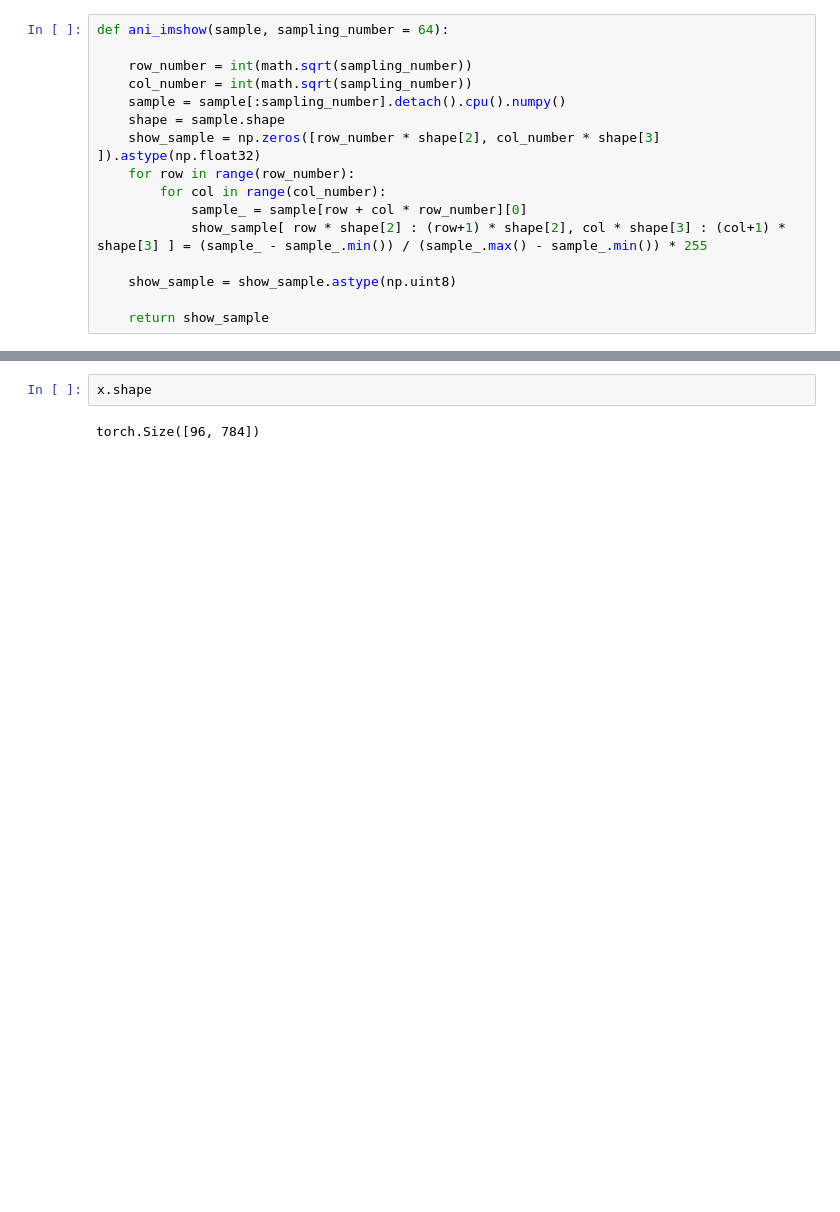
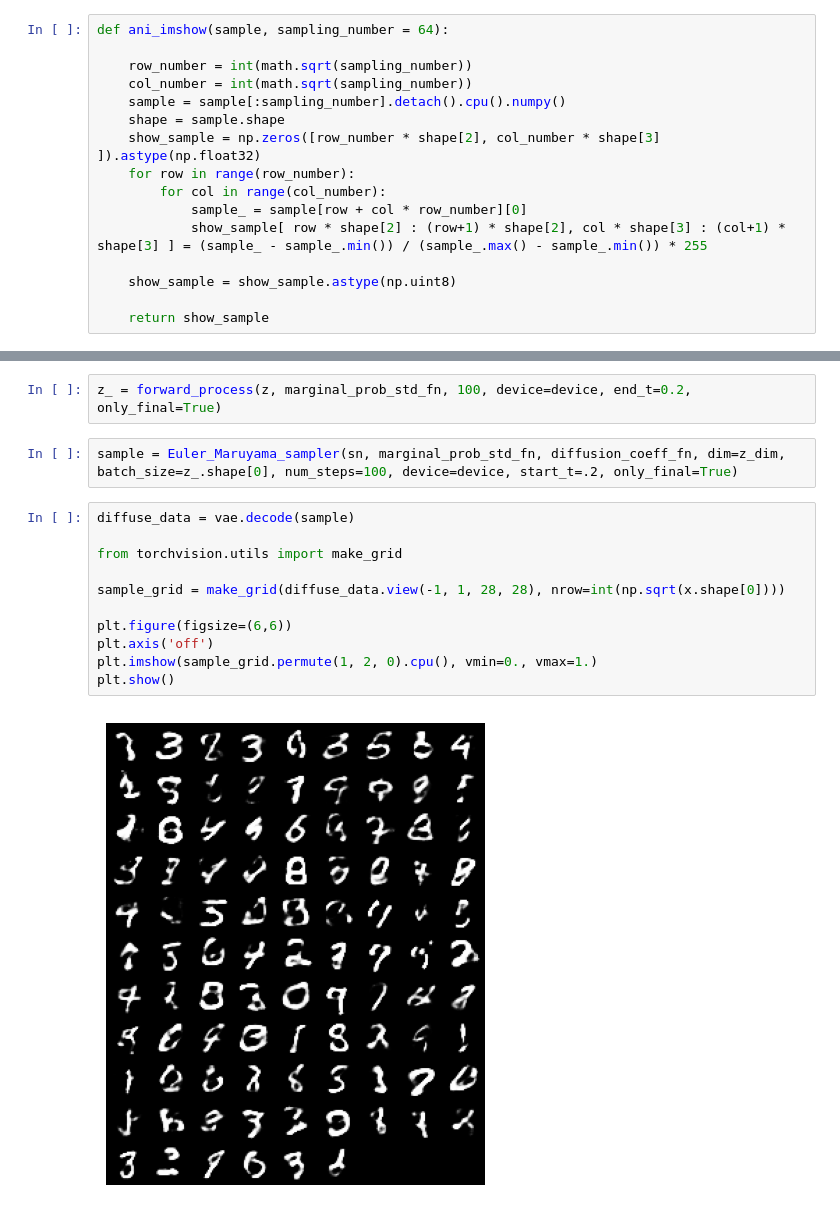
Before and after one commit to wangxuuu/LSGM-demo, a Jupyter notebook: DAE_mnist.ipynb, the cells around one changed output, grey strips where cells are left out. Drawn from its saved outputs; the diff is of its cells as text; blank space fills up the shorter version.

```diff
--- a/DAE_mnist.ipynb
+++ b/DAE_mnist.ipynb
@@ -205,4 +209,17 @@ plt.show()
-# %%
-x.shape
-# %% [output]
-torch.Size([96, 784])
+# %%
+z_ = forward_process(z, marginal_prob_std_fn, 100, device=device, end_t=0.2, only_final=True)
+# %%
+sample = Euler_Maruyama_sampler(sn, marginal_prob_std_fn, diffusion_coeff_fn, dim=z_dim, batch_size=z_.shape[0], num_steps=100, device=device, start_t=.2, only_final=True)
+# %%
+diffuse_data = vae.decode(sample)
+
+from torchvision.utils import make_grid
+
+sample_grid = make_grid(diffuse_data.view(-1, 1, 28, 28), nrow=int(np.sqrt(x.shape[0])))
+
+plt.figure(figsize=(6,6))
+plt.axis('off')
+plt.imshow(sample_grid.permute(1, 2, 0).cpu(), vmin=0., vmax=1.)
+plt.show()
+# %% [output]
+[figure, added]
```
Also changed, not shown: parts of 3 cells of this notebook, 1 other file.
